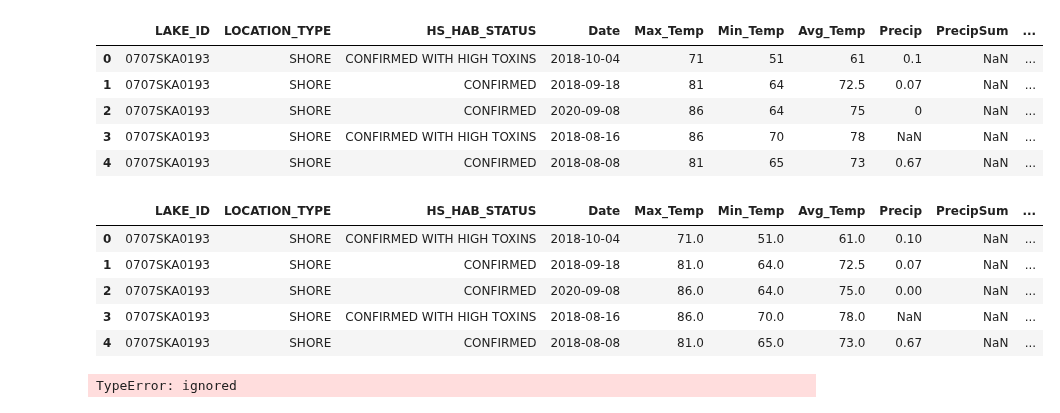
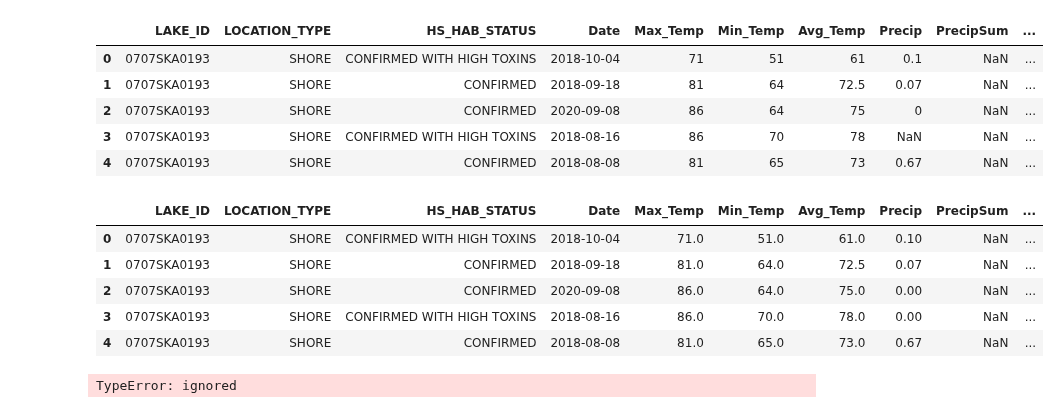
Before and after one commit to ChrisHarvey21/HABs, a Jupyter notebook: HABs.ipynb, the cells around one changed output. Drawn from its saved outputs; the diff is of its cells as text; code cells hidden in the pictures.

```diff
--- a/HABs.ipynb
+++ b/HABs.ipynb
@@ -184,8 +184,7 @@ df2.reset_index
 #merge data sets together
 merge = pd.merge(df1, df2, how='outer', on = 'Date')
 # %%
-#add new column for multiple day precip
-merge['PrecipSum'] = np.nan
+#add new column for severity
 merge['severity'] = np.nan
 merge.head()
 # %% [output]
@@ -295,15 +283,17 @@ merge2.head()
 merge2[['Precip', 'Precip1' , 'Precip2', 'Max_Temp','Min_Temp','Avg_Temp','severity']]  = merge2[['Precip','Precip1','Precip2', 'Max_Temp','Min_Temp','Avg_Temp','severity']].apply(pd.to_numeric)
 
 #change NAN values to 0 for precipitation columns
+merge2 = pd.DataFrame(merge2)
+merge2[['Precip','Precip1','Precip2']] = merge2[['Precip','Precip1','Precip2']].fillna(0)
 # %%
-merge2['NEW'] = merge2['Precip'] + merge2['Precip1'] + merge2['Precip2']
+merge2['PrecipSum'] = merge2['Precip'] + merge2['Precip1'] + merge2['Precip2']
 merge2.head()
 # %% [output]
 |  | LAKE_ID | LOCATION_TYPE | HS_HAB_STATUS | Date | Max_Temp | Min_Temp | Avg_Temp | Precip | PrecipSum | ... |
 | 0 | 0707SKA0193 | SHORE | CONFIRMED WITH HIGH TOXINS | 2018-10-04 | 71.0 | 51.0 | 61.0 | 0.10 | NaN | ... |
 | 1 | 0707SKA0193 | SHORE | CONFIRMED | 2018-09-18 | 81.0 | 64.0 | 72.5 | 0.07 | NaN | ... |
 | 2 | 0707SKA0193 | SHORE | CONFIRMED | 2020-09-08 | 86.0 | 64.0 | 75.0 | 0.00 | NaN | ... |
-| 3 | 0707SKA0193 | SHORE | CONFIRMED WITH HIGH TOXINS | 2018-08-16 | 86.0 | 70.0 | 78.0 | NaN | NaN | ... |
+| 3 | 0707SKA0193 | SHORE | CONFIRMED WITH HIGH TOXINS | 2018-08-16 | 86.0 | 70.0 | 78.0 | 0.00 | NaN | ... |
 | 4 | 0707SKA0193 | SHORE | CONFIRMED | 2018-08-08 | 81.0 | 65.0 | 73.0 | 0.67 | NaN | ... |
 # %%
 #Create 3 day sum of precipitation
```
Also changed, not shown: parts of 3 cells of this notebook.
